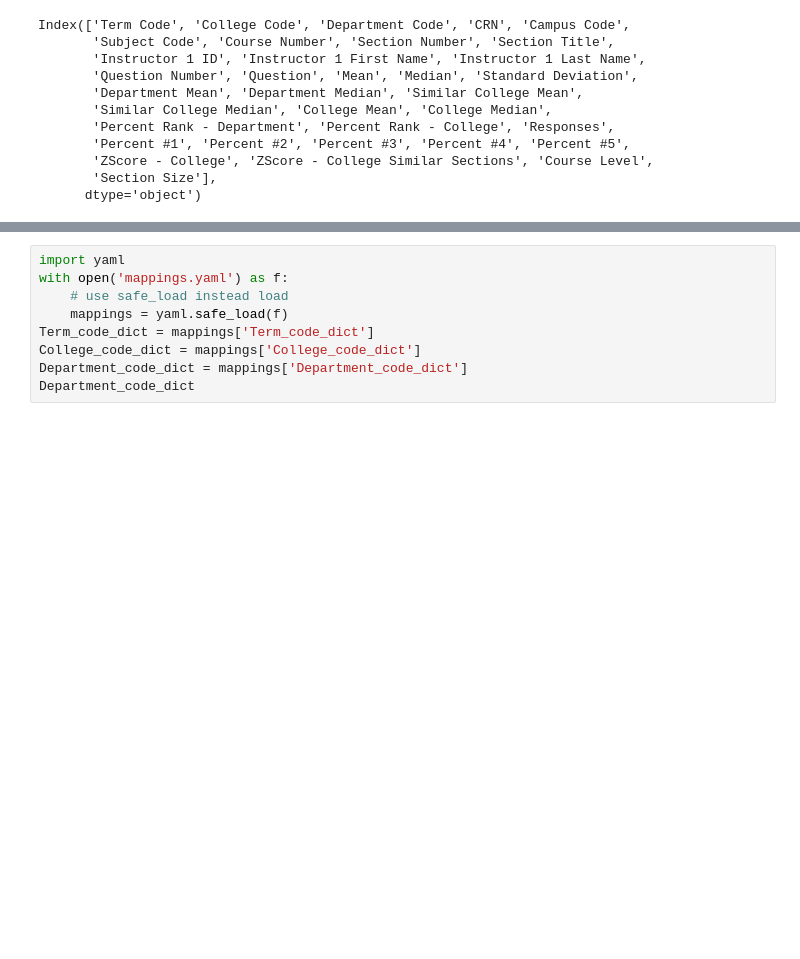
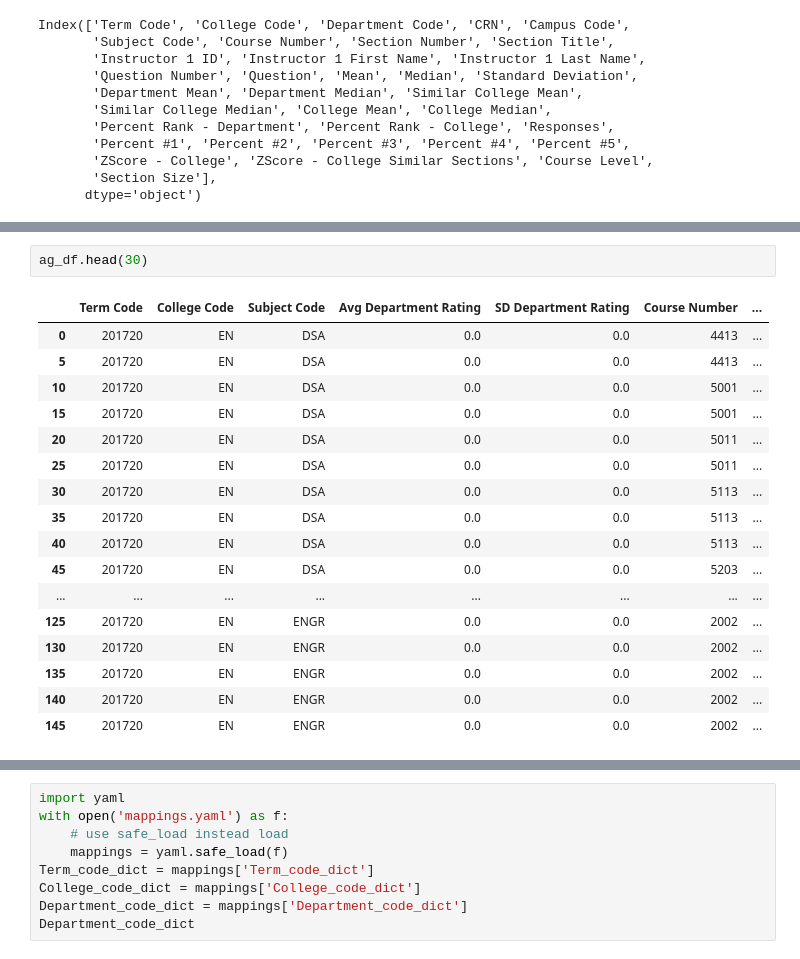
Before and after one commit to stev-ou/stev, a Jupyter notebook: data_aggregation_exploration.ipynb, the cells around one changed output, grey strips where cells are left out. Drawn from its saved outputs; the diff is of its cells as text; blank space fills up the shorter version.

```diff
--- a/data_aggregation_exploration.ipynb
+++ b/data_aggregation_exploration.ipynb
@@ -65,0 +149,20 @@ Index(['Term Code', 'College Code', 'Subject Code', 'Avg Department Rating',
+# %%
+ag_df.head(30)
+# %% [output]
+|  | Term Code | College Code | Subject Code | Avg Department Rating | SD Department Rating | Course Number | ... |
+| 0 | 201720 | EN | DSA | 0.0 | 0.0 | 4413 | ... |
+| 5 | 201720 | EN | DSA | 0.0 | 0.0 | 4413 | ... |
+| 10 | 201720 | EN | DSA | 0.0 | 0.0 | 5001 | ... |
+| 15 | 201720 | EN | DSA | 0.0 | 0.0 | 5001 | ... |
+| 20 | 201720 | EN | DSA | 0.0 | 0.0 | 5011 | ... |
+| 25 | 201720 | EN | DSA | 0.0 | 0.0 | 5011 | ... |
+| 30 | 201720 | EN | DSA | 0.0 | 0.0 | 5113 | ... |
+| 35 | 201720 | EN | DSA | 0.0 | 0.0 | 5113 | ... |
+| 40 | 201720 | EN | DSA | 0.0 | 0.0 | 5113 | ... |
+| 45 | 201720 | EN | DSA | 0.0 | 0.0 | 5203 | ... |
+| ... | ... | ... | ... | ... | ... | ... | ... |
+| 125 | 201720 | EN | ENGR | 0.0 | 0.0 | 2002 | ... |
+| 130 | 201720 | EN | ENGR | 0.0 | 0.0 | 2002 | ... |
+| 135 | 201720 | EN | ENGR | 0.0 | 0.0 | 2002 | ... |
+| 140 | 201720 | EN | ENGR | 0.0 | 0.0 | 2002 | ... |
+| 145 | 201720 | EN | ENGR | 0.0 | 0.0 | 2002 | ... |
```
Also changed, not shown: parts of 5 cells of this notebook, 2 other files.
